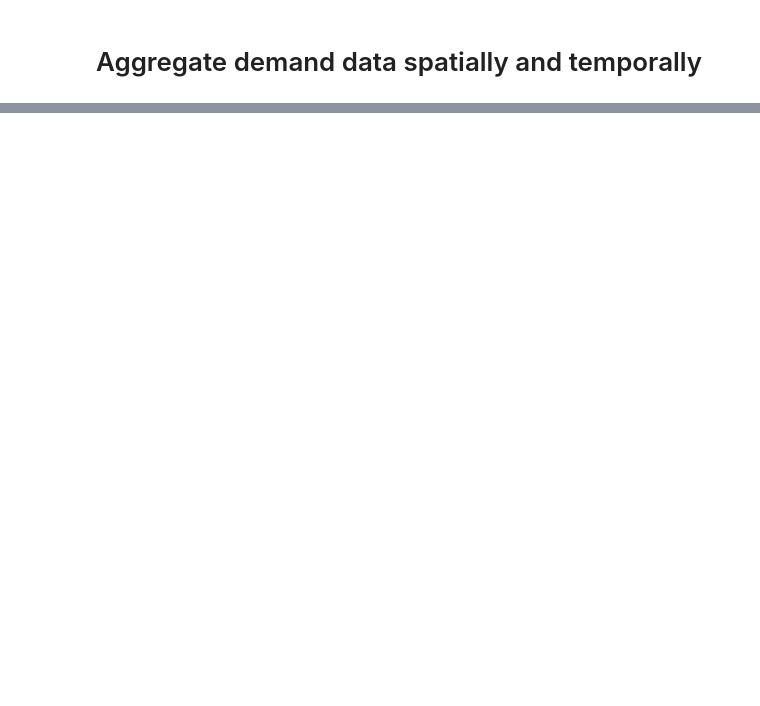
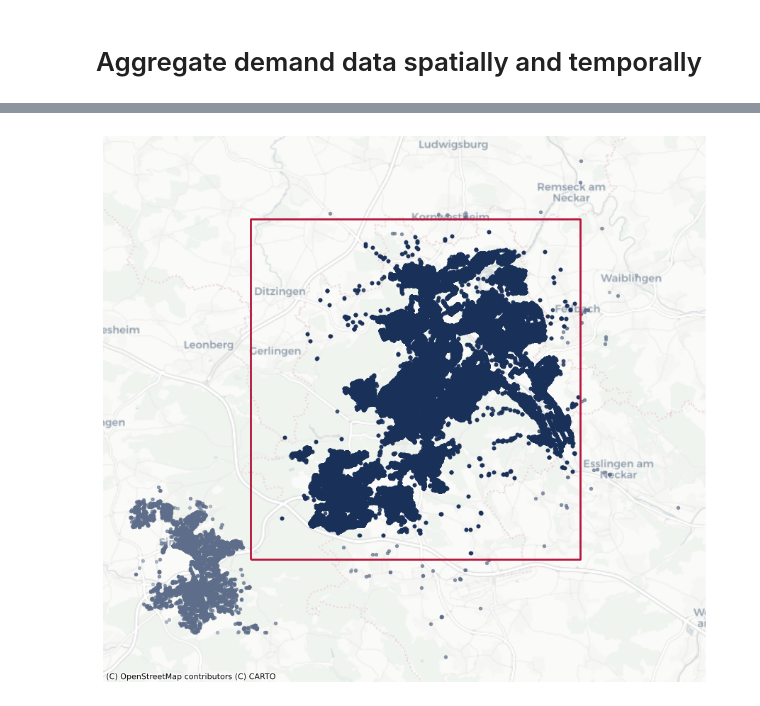
Before and after one commit to rubenRoehner/masterthesis_rebalancing_framework, a Jupyter notebook: data_preprocessing/aggregate_demand_data.ipynb, the cells around one changed output, grey strips where cells are left out. Cells and saved outputs as stored; diff of their text form; code cells hidden in the pictures; blank space fills up the shorter version.

```diff
--- a/data_preprocessing/aggregate_demand_data.ipynb
+++ b/data_preprocessing/aggregate_demand_data.ipynb
@@ -234,0 +301,13 @@ len(voi_pickup_df), len(voi_dropoff_df), len(bolt_pickup_df), len(bolt_dropoff_d
+# %%
+voi_input_df["geometry"] = gpd.points_from_xy(voi_input_df["lon"], voi_input_df["lat"], crs="EPSG:4326")
+voi_input_df = filter_df(voi_input_df, [7.357321,47.408152,10.444479,49.595177])
+bolt_input_df["geometry"] = gpd.points_from_xy(bolt_input_df["lon"], bolt_input_df["lat"], crs="EPSG:4326")
+# %%
+create_map(
+    df_all=bolt_input_df,
+    df_filtered=bolt_df,
+    bounding_box=STUTTGART_BOUNDS,
+    output_filename="../figures/bolt_filtering_subplots.png"
+)
+# %% [output]
+[figure, added]
```
Also changed, not shown: parts of 21 cells of this notebook, 59 other files.
